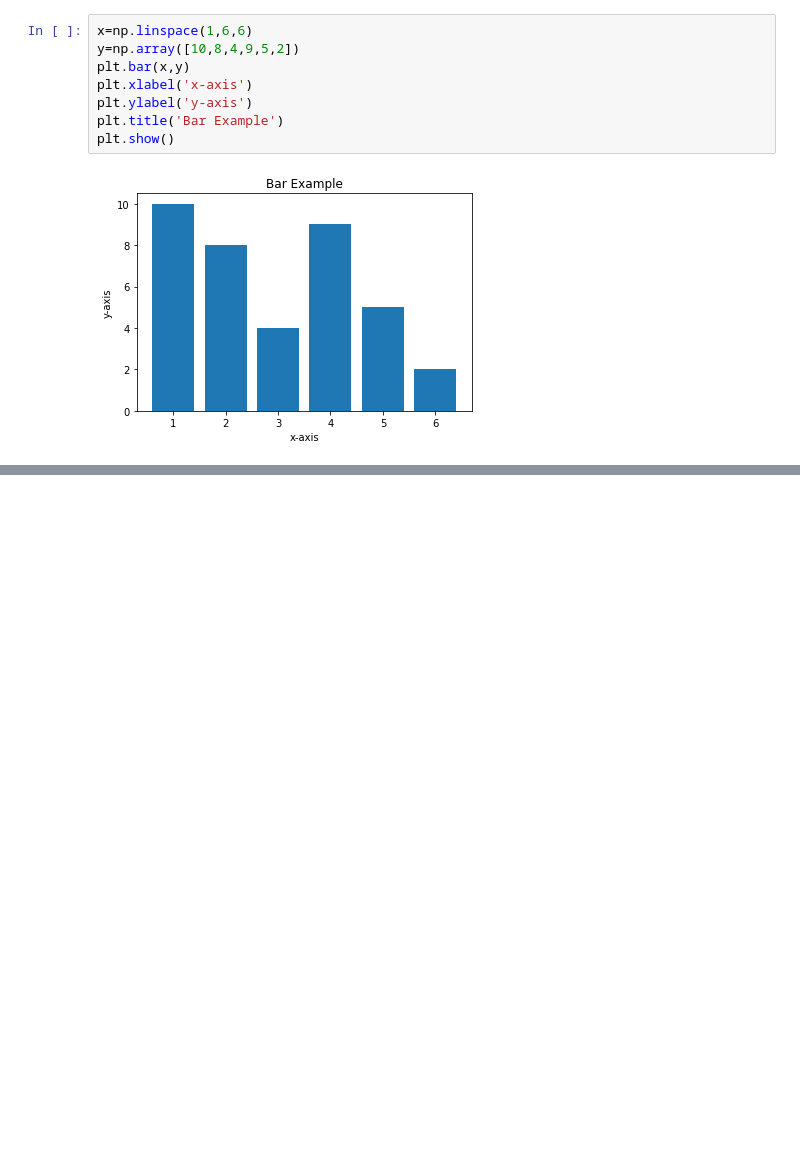
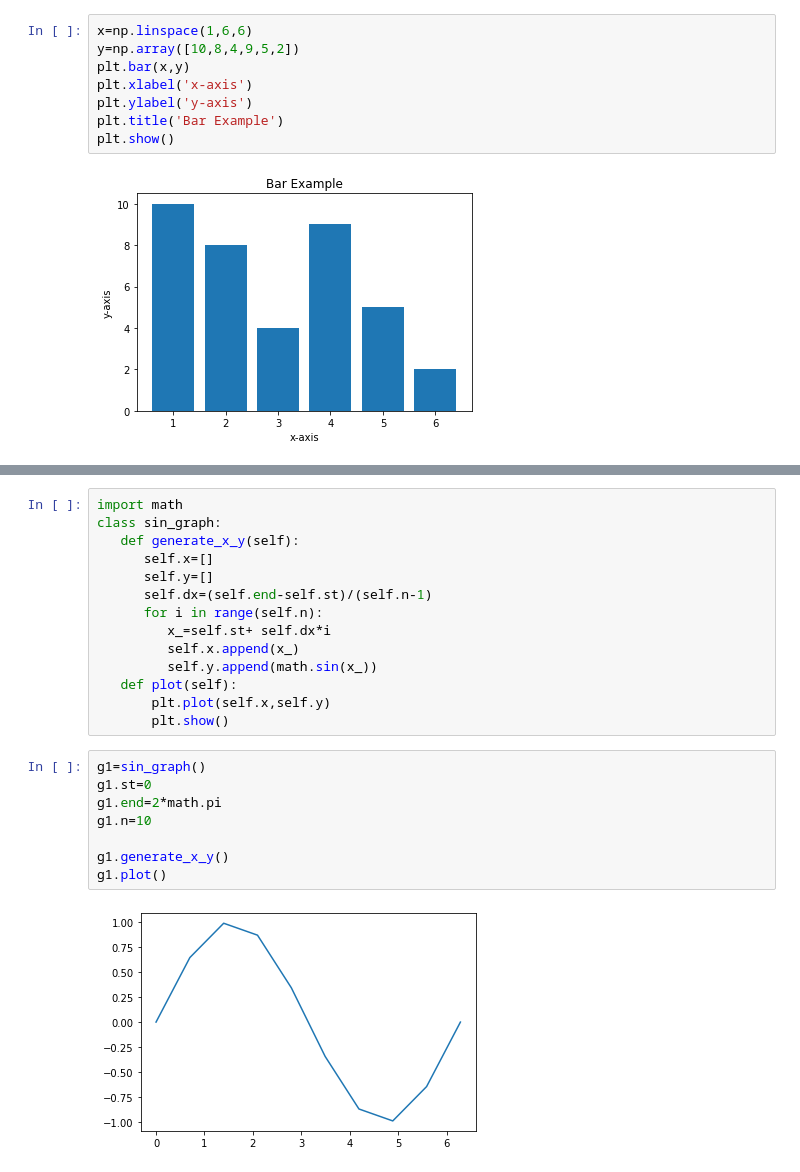
Before and after one commit to 1801310khm/knu_bdna_2022, a Jupyter notebook: 김현민_2강_3강.ipynb, the cells around one changed output, grey strips where cells are left out. Saved outputs shown, nothing was run; the diff lists cells and outputs as text; blank space fills up the shorter version.

```diff
--- a/김현민_2강_3강.ipynb
+++ b/김현민_2강_3강.ipynb
@@ -248,0 +333,24 @@ plt.show()
+# %%
+import math
+class sin_graph:
+   def generate_x_y(self):
+      self.x=[]
+      self.y=[]
+      self.dx=(self.end-self.st)/(self.n-1)
+      for i in range(self.n):
+         x_=self.st+ self.dx*i
+         self.x.append(x_)
+         self.y.append(math.sin(x_))
+   def plot(self):
+       plt.plot(self.x,self.y)
+       plt.show()
+# %%
+g1=sin_graph()
+g1.st=0
+g1.end=2*math.pi
+g1.n=10
+
+g1.generate_x_y()
+g1.plot()
+# %% [output]
+[figure, added]
```
Also changed, not shown: parts of 11 cells of this notebook.
